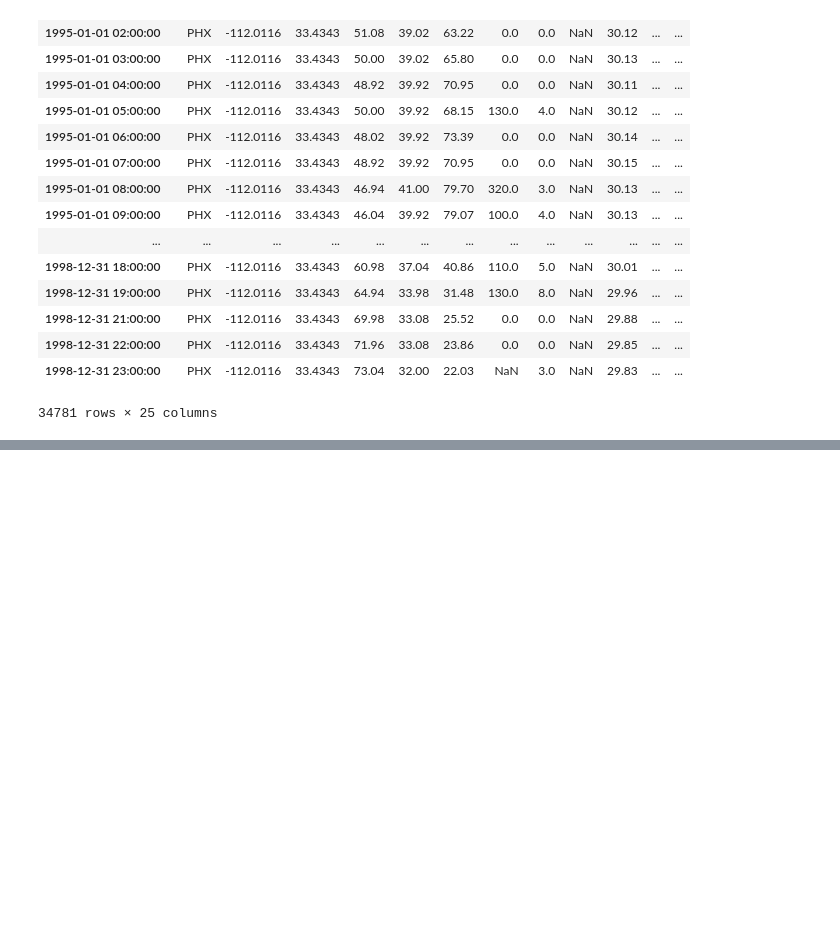
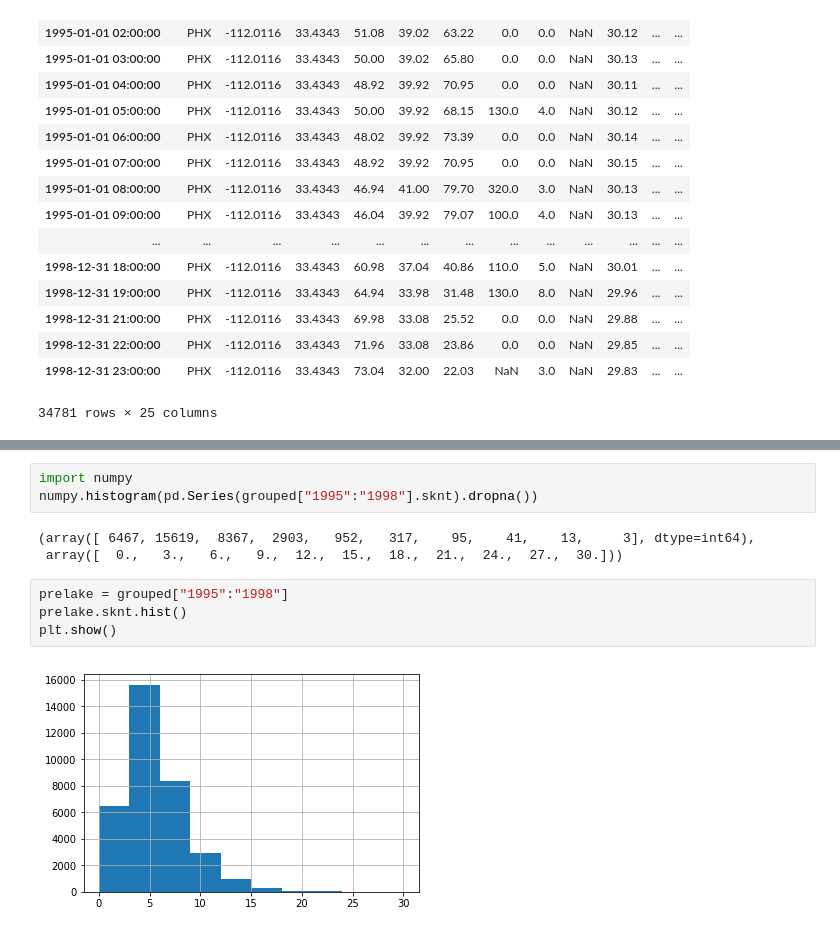
Before and after one commit to slj287/tempe_town_lake, a Jupyter notebook: practice.ipynb, the cells around one changed output, grey strips where cells are left out. Drawn from its saved outputs; the diff is of its cells as text; blank space fills up the shorter version.

```diff
--- a/practice.ipynb
+++ b/practice.ipynb
@@ -351,0 +510,12 @@ grouped[grouped.index < filling_began]["1995":"1998"]
+# %%
+import numpy
+numpy.histogram(pd.Series(grouped["1995":"1998"].sknt).dropna())
+# %% [output]
+(array([ 6467, 15619,  8367,  2903,   952,   317,    95,    41,    13,     3], dtype=int64),
+ array([  0.,   3.,   6.,   9.,  12.,  15.,  18.,  21.,  24.,  27.,  30.]))
+# %%
+prelake = grouped["1995":"1998"]
+prelake.sknt.hist()
+plt.show()
+# %% [output]
+[figure, added]
```
Also changed, not shown: parts of 59 cells of this notebook.
